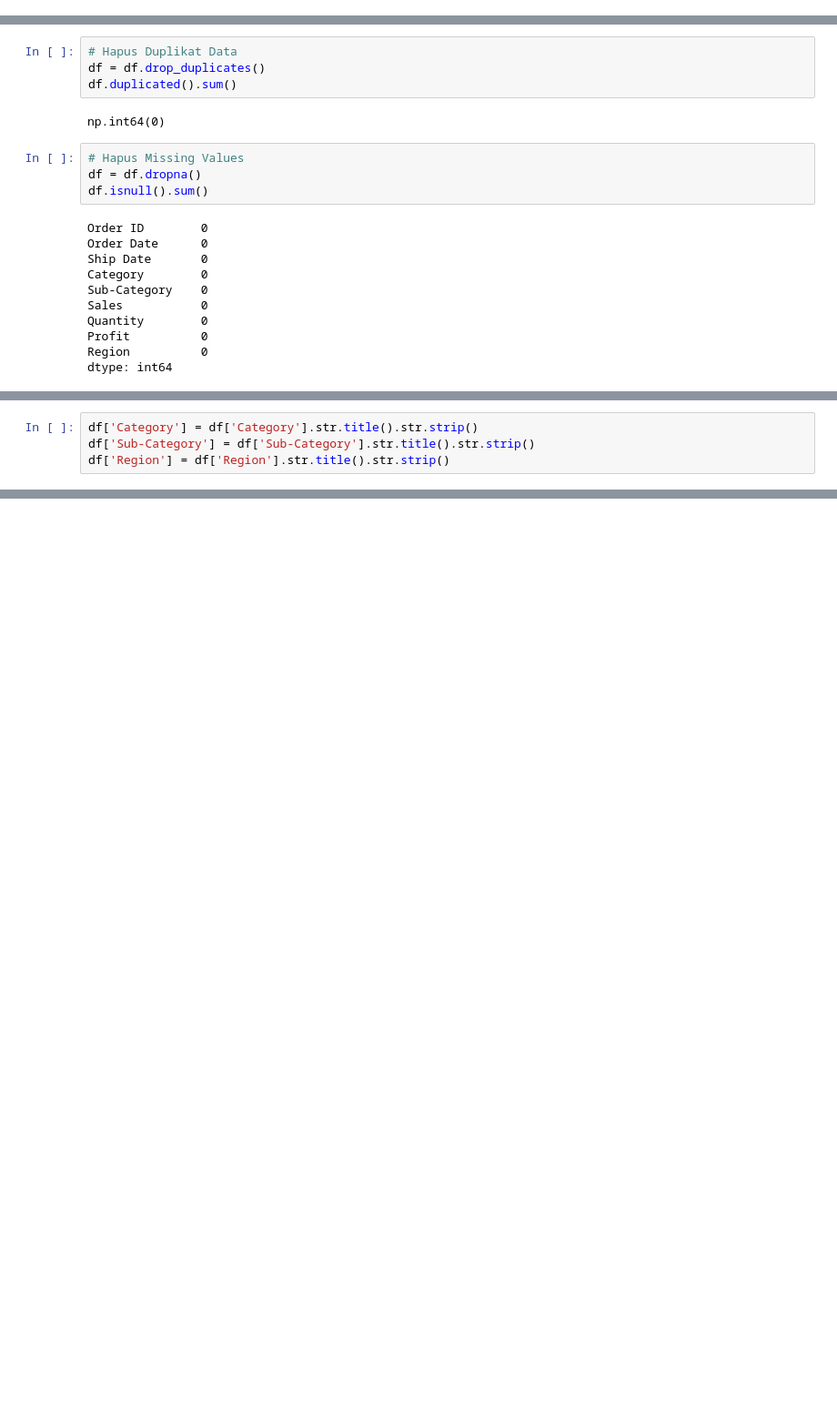
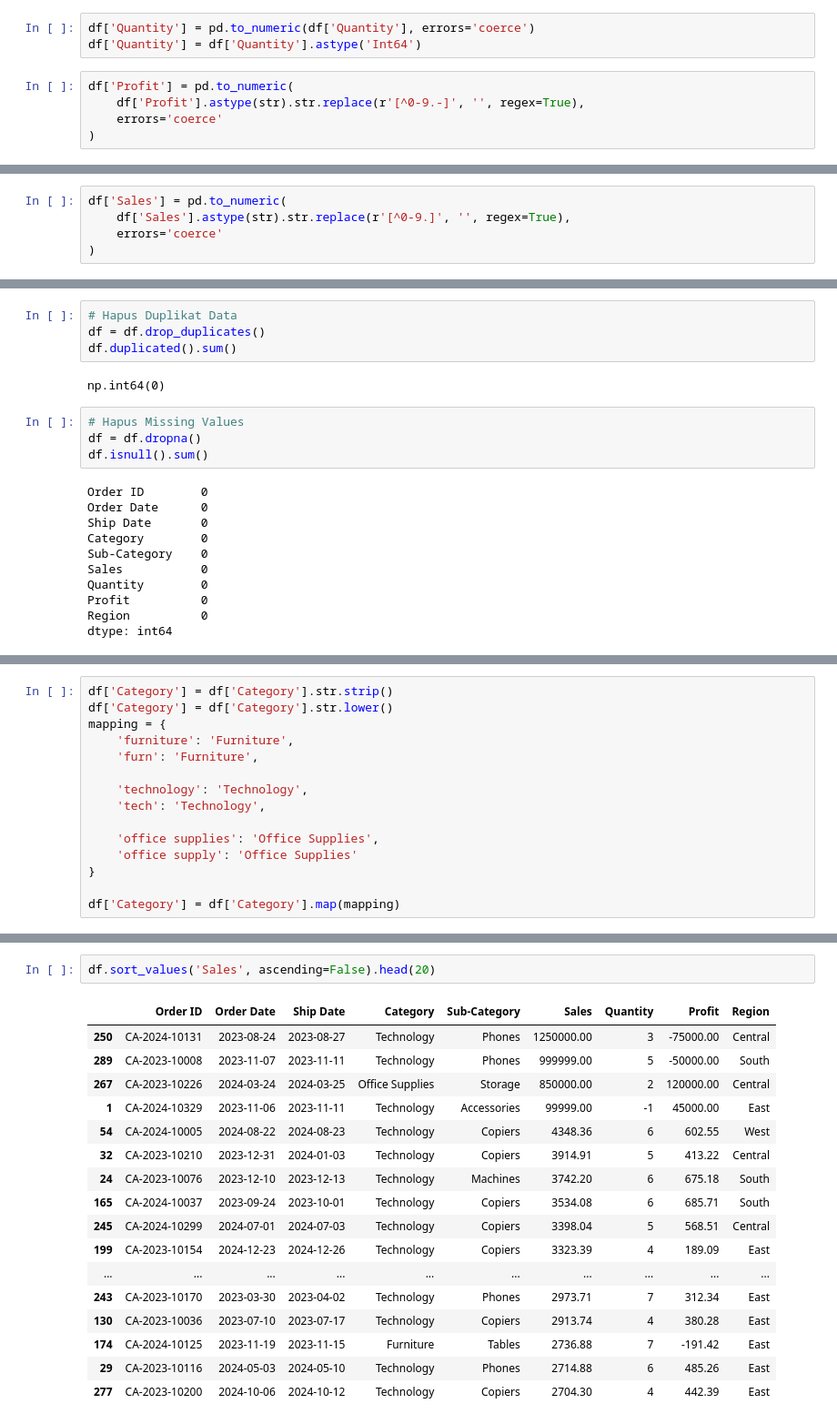
Before and after one commit to rfaoktvian/VisualisasiData_College, a Jupyter notebook: Assignment2/main.ipynb, the cells around one changed output, grey strips where cells are left out. Shown at 91% size. Drawn from its saved outputs; the diff is of its cells as text; blank space fills up the shorter version.

```diff
--- a/Assignment2/main.ipynb
+++ b/Assignment2/main.ipynb
@@ -153,0 +173,8 @@ Dari beberapa kesalahan di atas, perlu dilakukannya pre prosessing data terlebih
+# %%
+df['Quantity'] = pd.to_numeric(df['Quantity'], errors='coerce')
+df['Quantity'] = df['Quantity'].astype('Int64')
+# %%
+df['Profit'] = pd.to_numeric(
+    df['Profit'].astype(str).str.replace(r'[^0-9.-]', '', regex=True),
+    errors='coerce'
+)
@@ -153,0 +207,5 @@ Dari beberapa kesalahan di atas, perlu dilakukannya pre prosessing data terlebih
+# %%
+df['Sales'] = pd.to_numeric(
+    df['Sales'].astype(str).str.replace(r'[^0-9.]', '', regex=True),
+    errors='coerce'
+)
@@ -227,7 +273,18 @@ df.head()
 # %%
-df['Category'] = df['Category'].str.title().str.strip()
-df['Sub-Category'] = df['Sub-Category'].str.title().str.strip()
-df['Region'] = df['Region'].str.title().str.strip()
+df['Category'] = df['Category'].str.strip()
+df['Category'] = df['Category'].str.lower()
+mapping = {
+    'furniture': 'Furniture',
+    'furn': 'Furniture',
+
+    'technology': 'Technology',
+    'tech': 'Technology',
+
+    'office supplies': 'Office Supplies',
+    'office supply': 'Office Supplies'
+}
+
+df['Category'] = df['Category'].map(mapping)
 # %%
 df['Category'].unique()
 # %% [output]
@@ -235,0 +313,20 @@ array(['Technology', 'Furniture', 'Office Supplies', 'Office Supply',
+# %%
+df.sort_values('Sales', ascending=False).head(20)
+# %% [output]
+|  | Order ID | Order Date | Ship Date | Category | Sub-Category | Sales | Quantity | Profit | Region |
+| 250 | CA-2024-10131 | 2023-08-24 | 2023-08-27 | Technology | Phones | 1250000.00 | 3 | -75000.00 | Central |
+| 289 | CA-2023-10008 | 2023-11-07 | 2023-11-11 | Technology | Phones | 999999.00 | 5 | -50000.00 | South |
+| 267 | CA-2023-10226 | 2024-03-24 | 2024-03-25 | Office Supplies | Storage | 850000.00 | 2 | 120000.00 | Central |
+| 1 | CA-2024-10329 | 2023-11-06 | 2023-11-11 | Technology | Accessories | 99999.00 | -1 | 45000.00 | East |
+| 54 | CA-2024-10005 | 2024-08-22 | 2024-08-23 | Technology | Copiers | 4348.36 | 6 | 602.55 | West |
+| 32 | CA-2023-10210 | 2023-12-31 | 2024-01-03 | Technology | Copiers | 3914.91 | 5 | 413.22 | Central |
+| 24 | CA-2023-10076 | 2023-12-10 | 2023-12-13 | Technology | Machines | 3742.20 | 6 | 675.18 | South |
+| 165 | CA-2024-10037 | 2023-09-24 | 2023-10-01 | Technology | Copiers | 3534.08 | 6 | 685.71 | South |
+| 245 | CA-2024-10299 | 2024-07-01 | 2024-07-03 | Technology | Copiers | 3398.04 | 5 | 568.51 | Central |
+| 199 | CA-2023-10154 | 2024-12-23 | 2024-12-26 | Technology | Copiers | 3323.39 | 4 | 189.09 | East |
+| ... | ... | ... | ... | ... | ... | ... | ... | ... | ... |
+| 243 | CA-2023-10170 | 2023-03-30 | 2023-04-02 | Technology | Phones | 2973.71 | 7 | 312.34 | East |
+| 130 | CA-2023-10036 | 2023-07-10 | 2023-07-17 | Technology | Copiers | 2913.74 | 4 | 380.28 | East |
+| 174 | CA-2024-10125 | 2023-11-19 | 2023-11-15 | Furniture | Tables | 2736.88 | 7 | -191.42 | East |
+| 29 | CA-2023-10116 | 2024-05-03 | 2024-05-10 | Technology | Phones | 2714.88 | 6 | 485.26 | East |
+| 277 | CA-2023-10200 | 2024-10-06 | 2024-10-12 | Technology | Copiers | 2704.30 | 4 | 442.39 | East |
```
Also changed, not shown: parts of 11 cells of this notebook.
